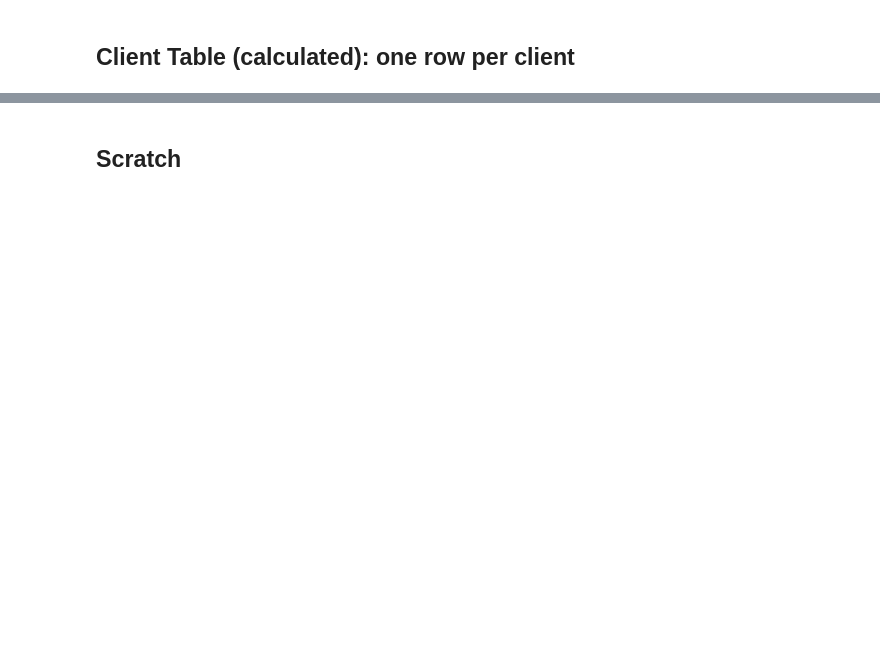
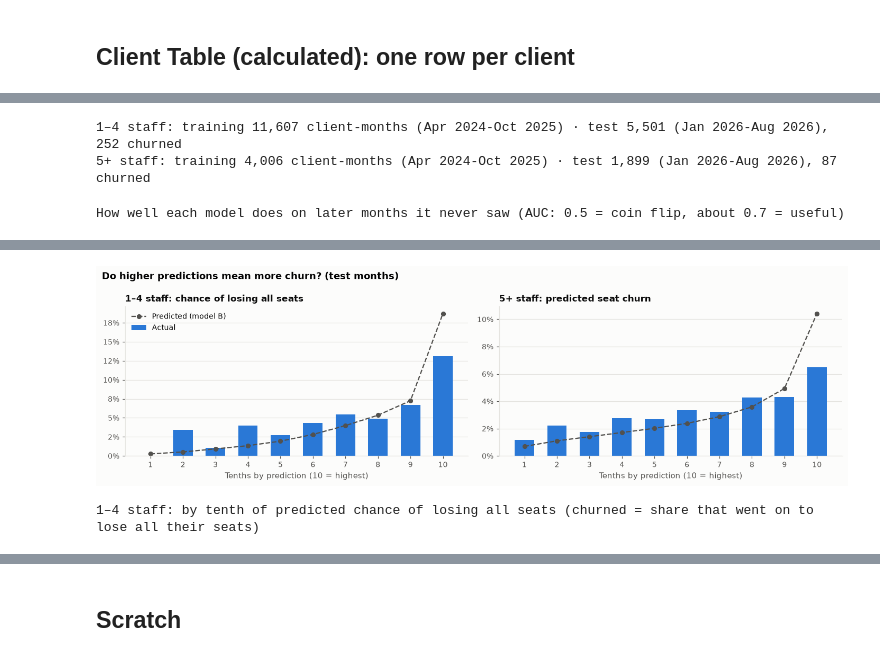
Before and after one commit to fonso-p/cloudstaff_dev, a Jupyter notebook: Churn Analysis/churn_analysis_raw.ipynb, the cells around one changed output, grey strips where cells are left out. Drawn from its saved outputs; the diff is of its cells as text; code cells hidden in the pictures; blank space fills up the shorter version.

```diff
--- a/Churn Analysis/churn_analysis_raw.ipynb
+++ b/Churn Analysis/churn_analysis_raw.ipynb
@@ -98,0 +1845,78 @@ client_table.head()
+# %%
+# ---------------- 2.6 Predicting churn (one pair of models per size band) ----------------
+# Each band gets its own models, because the outcome differs:
+#   1-4 staff: the chance the client loses all its seats in the next 3 months
+#   5+ staff : the client's seat churn over the next 3 months (0-100%)
+# and two feature sets:
+#   A "drivers"      : attendance, payments, staff events and profile - answers "what leads to churn"
+#   B "with warnings": A plus the early warnings (notices, client exits, recent churn) - best for flagging clients now
+# Tested the honest way: trained on earlier snapshots, scored on later ones the model never saw.
+import lightgbm as lgb
+from scipy.stats import spearmanr
+from sklearn.metrics import roc_auc_score
+
+MODEL_PARAMS = dict(objective="cross_entropy", n_estimators=400, learning_rate=0.03, num_leaves=15, min_child_samples=40,
+                    subsample=0.8, subsample_freq=1, colsample_bytree=0.8, reg_lambda=1.0, verbose=-1, random_state=7)
+MODELS = {"A: drivers": DRIVER_FEATURES + ["region"], "B: drivers + early warnings": ALL_FEATURES + ["region"]}
+PB = "pred B: drivers + early warnings"
+
+test_from = pd.Timestamp(TEST_FROM)
+is_train = snapshots["snapshot"] <= test_from - pd.Timedelta(days=HORIZON_DAYS)   # outcome windows end before the test starts
+is_test = snapshots["snapshot"] >= test_from
+
+
+def fit(data, cols):
+    return lgb.LGBMRegressor(**MODEL_PARAMS).fit(data[cols], data["target"])
+
+
+tests, scores = {}, []
+for band in BAND_NAMES:
+    train, test = band_rows(snapshots[is_train], band), band_rows(snapshots[is_test], band).copy()
+    print(f"{band}: training {len(train):,} client-months ({train['snapshot'].min():%b %Y}-{train['snapshot'].max():%b %Y}) · "
+          f"test {len(test):,} ({test['snapshot'].min():%b %Y}-{test['snapshot'].max():%b %Y}), {int(test['churned'].sum())} churned")
+    for name, cols in MODELS.items():
+        p = np.clip(fit(train, cols).predict(test[cols]), 0, 1)
+        test[f"pred {name}"] = p
+        top = p >= np.quantile(p, 0.9)
+        scores.append({"size band": band, "model": name, "predicts": BANDS[band]["target_words"],
+                       "finds churners (AUC)": roc_auc_score(test["churned"], p),
+                       "ranking (Spearman)": spearmanr(p, test["target"]).statistic,
+                       "churned, top 10% predicted": test.loc[top, "churned"].mean(),
+                       "churners caught in top 10%": test.loc[top, "churned"].sum() / test["churned"].sum()})
+    scores.append({"size band": band, "model": "no model (everyone the same)", "predicts": BANDS[band]["target_words"],
+                   "finds churners (AUC)": 0.5, "ranking (Spearman)": np.nan,
+                   "churned, top 10% predicted": test["churned"].mean(), "churners caught in top 10%": 0.10})
+    tests[band] = test
+model_scores = pd.DataFrame(scores)
+show_table(model_scores, pct_cols=["churned, top 10% predicted", "churners caught in top 10%"],
+           num_cols=["finds churners (AUC)", "ranking (Spearman)"],
+           caption="How well each model does on later months it never saw (AUC: 0.5 = coin flip, about 0.7 = useful)")
+
+# predicted vs actual, by tenths of model B's prediction (test months), one panel per band
+fig, axes = plt.subplots(1, len(BAND_NAMES), figsize=(13, 3.8))
+calib = {}
+for ax, band in zip(axes, BAND_NAMES):
+    test = tests[band]
+    test["predicted tenth"] = pd.qcut(test[PB].rank(method="first"), 10, labels=range(1, 11))
+    c = test.groupby("predicted tenth", observed=True).agg(predicted=(PB, "mean"), actual=("target", "mean"),
+                                                           churned=("churned", "mean"), months=("Shortcode", "size"))
+    calib[band] = c
+    x = c.index.astype(int)
+    ax.bar(x, c["actual"], color=COLORS["main"], width=0.6, label="Actual")
+    ax.plot(x, c["predicted"], color=COLORS["text2"], marker="o", markersize=5, linestyle="--", linewidth=1.5, label="Predicted (model B)")
+    ax.set_xticks(x, [f"{i}" for i in x])
+    ax.set_xlabel("Tenths by prediction (10 = highest)")
+    ax.yaxis.set_major_formatter(mtick.PercentFormatter(1, decimals=0))
+    ax.set_title(f"{band}: {BANDS[band]['target_words']}", fontsize=11)
+    ax.grid(axis="x", visible=False)
+axes[0].legend(loc="upper left")
+fig.suptitle("Do higher predictions mean more churn? (test months)", x=0.01, ha="left", fontsize=12, fontweight="bold")
+fig.tight_layout()
+plt.show()
+for band in BAND_NAMES:
+    show_table(calib[band].reset_index(), pct_cols=["predicted", "actual", "churned"], int_cols=["months"],
+               caption=f"{band}: by tenth of predicted {BANDS[band]['target_words']} (churned = share that went on to {BANDS[band]['outcome_words']})")
+# %% [output]
+1–4 staff: training 11,607 client-months (Apr 2024-Oct 2025) · test 5,501 (Jan 2026-Aug 2026), 252 churned
+5+ staff: training 4,006 client-months (Apr 2024-Oct 2025) · test 1,899 (Jan 2026-Aug 2026), 87 churned
+How well each model does on later months it never saw (AUC: 0.5 = coin flip, about 0.7 = useful)
@@ -98,0 +1930,2 @@ client_table.head()
+[figure, added]
+1–4 staff: by tenth of predicted chance of losing all seats (churned = share that went on to lose all their seats)
```
Also changed, not shown: parts of 85 cells of this notebook, 24 other files.
